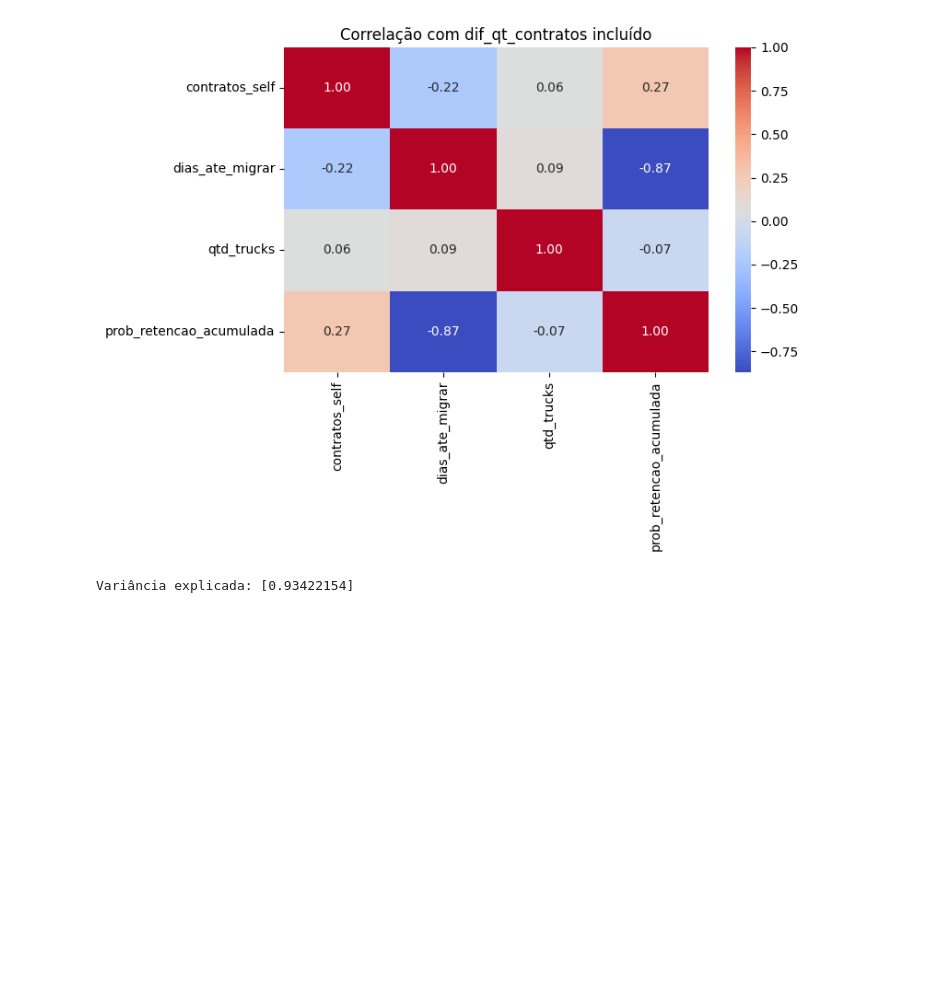
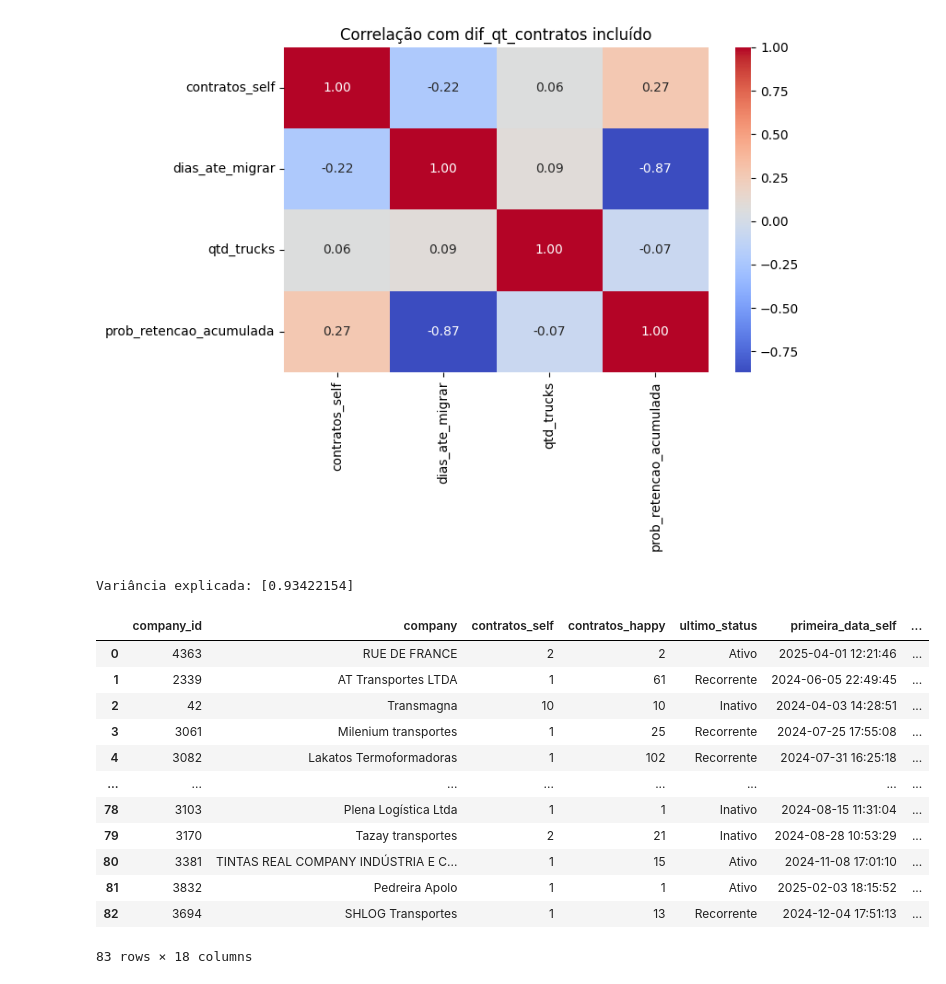
Before and after one commit to px-center/px-data-science, a Jupyter notebook: 10 - Impacto do caminho feliz no churn/2 - Data Analysis.ipynb, the cells around one changed output. Saved outputs shown, nothing was run; the diff lists cells and outputs as text; code cells hidden in the pictures; blank space fills up the shorter version.

```diff
--- a/10 - Impacto do caminho feliz no churn/2 - Data Analysis.ipynb
+++ b/10 - Impacto do caminho feliz no churn/2 - Data Analysis.ipynb
@@ -580,6 +587,22 @@ X_pca = pca.fit_transform(X_scaled)
 print("Variância explicada:", pca.explained_variance_ratio_)
 # %% [output]
 Variância explicada: [0.93422154]
+# %%
+df_completo
+# %% [output]
+|  | company_id | company | contratos_self | contratos_happy | ultimo_status | primeira_data_self | ... |
+| 0 | 4363 | RUE DE FRANCE | 2 | 2 | Ativo | 2025-04-01 12:21:46 | ... |
+| 1 | 2339 | AT Transportes LTDA | 1 | 61 | Recorrente | 2024-06-05 22:49:45 | ... |
+| 2 | 42 | Transmagna | 10 | 10 | Inativo | 2024-04-03 14:28:51 | ... |
+| 3 | 3061 | Milenium transportes | 1 | 25 | Recorrente | 2024-07-25 17:55:08 | ... |
+| 4 | 3082 | Lakatos Termoformadoras | 1 | 102 | Recorrente | 2024-07-31 16:25:18 | ... |
+| ... | ... | ... | ... | ... | ... | ... | ... |
+| 78 | 3103 | Plena Logística Ltda | 1 | 1 | Inativo | 2024-08-15 11:31:04 | ... |
+| 79 | 3170 | Tazay transportes | 2 | 21 | Inativo | 2024-08-28 10:53:29 | ... |
+| 80 | 3381 | TINTAS REAL COMPANY INDÚSTRIA E C... | 1 | 15 | Ativo | 2024-11-08 17:01:10 | ... |
+| 81 | 3832 | Pedreira Apolo | 1 | 1 | Ativo | 2025-02-03 18:15:52 | ... |
+| 82 | 3694 | SHLOG Transportes | 1 | 13 | Recorrente | 2024-12-04 17:51:13 | ... |
+83 rows × 18 columns
 # %%
 # Cria rankings dos valores de PCA
 df_completo['PCA_rank'] = df_completo['PCA'].rank(method='first').round(2)
```
Also changed, not shown: parts of 9 cells of this notebook, 12 other files.
